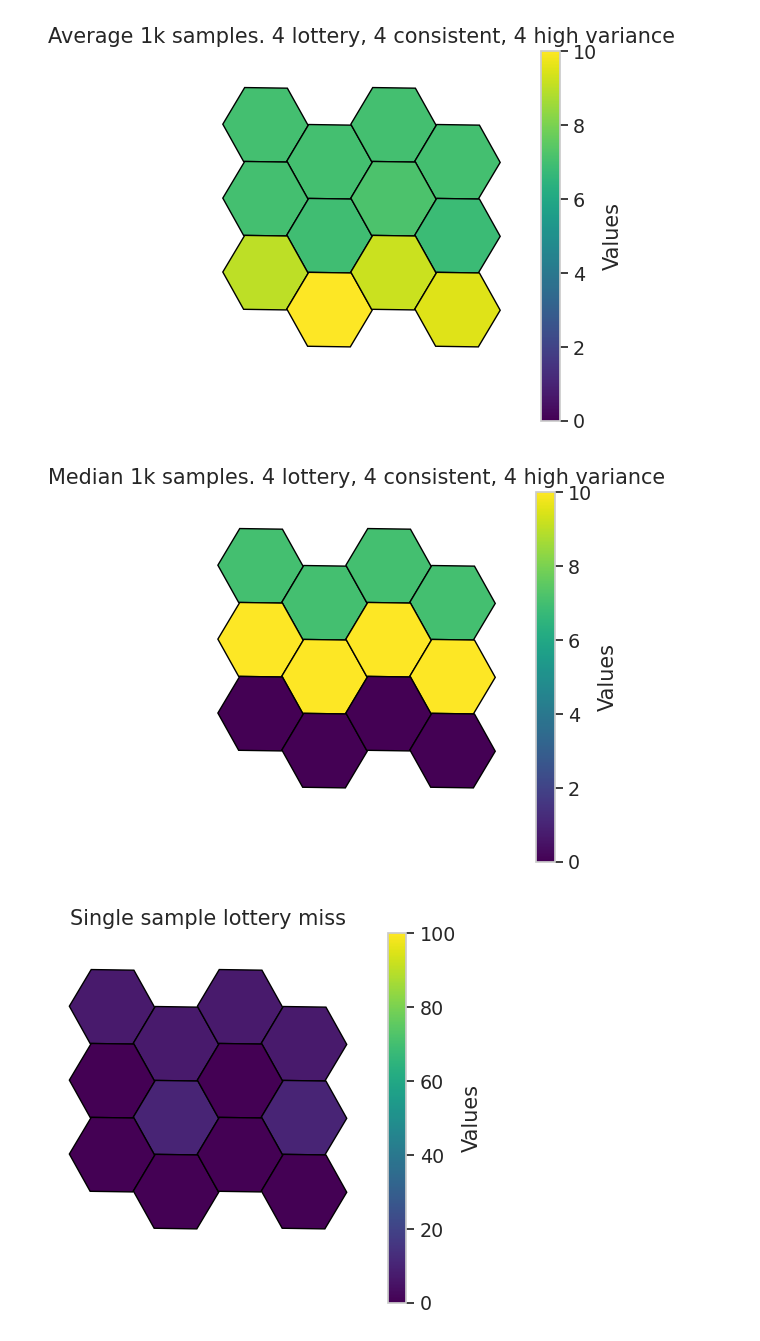
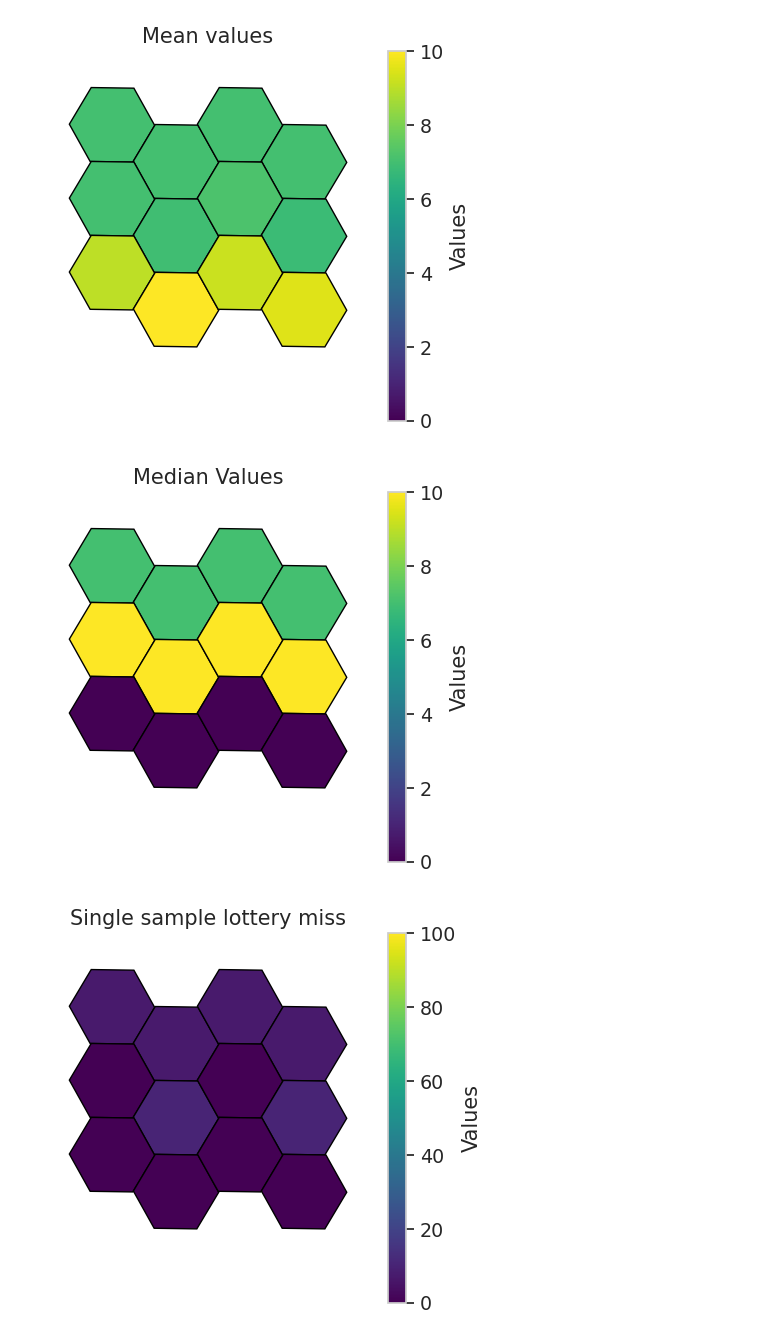
Before and after one commit to kheuton/prob_diff_topk, a Jupyter notebook: synth_data.ipynb, the cells around one changed output. Saved outputs shown, nothing was run; the diff lists cells and outputs as text; code cells hidden in the pictures.

```diff
--- a/synth_data.ipynb
+++ b/synth_data.ipynb
@@ -24,13 +36,13 @@ powerball_4 = [ZeroInflatedDist(QuantizedNormal(100, 0.1), 0.9) for _ in range(4
 
 dist_N = consistent_4 + highvar_4 +powerball_4
 # %%
-sample_and_plot(dist_N, size=1000, average=True, title='Average 1k samples. 4 lottery, 4 consistent, 4 high variance', vmin=0, vmax=10)
+sample_and_plot(dist_N, size=1000, average=True, title='Mean values', vmin=0, vmax=10)
 # %% [output]
-[figure, old version]
+[figure, new version]
 # %%
-sample_and_plot(dist_N, size=1000, median=True, title='Median 1k samples. 4 lottery, 4 consistent, 4 high variance')
+sample_and_plot(dist_N, size=1000, median=True, title='Median Values')
 # %% [output]
-[figure, old version]
+[figure, new version]
 # %%
 sample_and_plot(dist_N, size=1000, average=False, index=-1, title='Single sample lottery miss')
 # %% [output]
```
Also changed, not shown: parts of 2 cells of this notebook, 6 other files.
